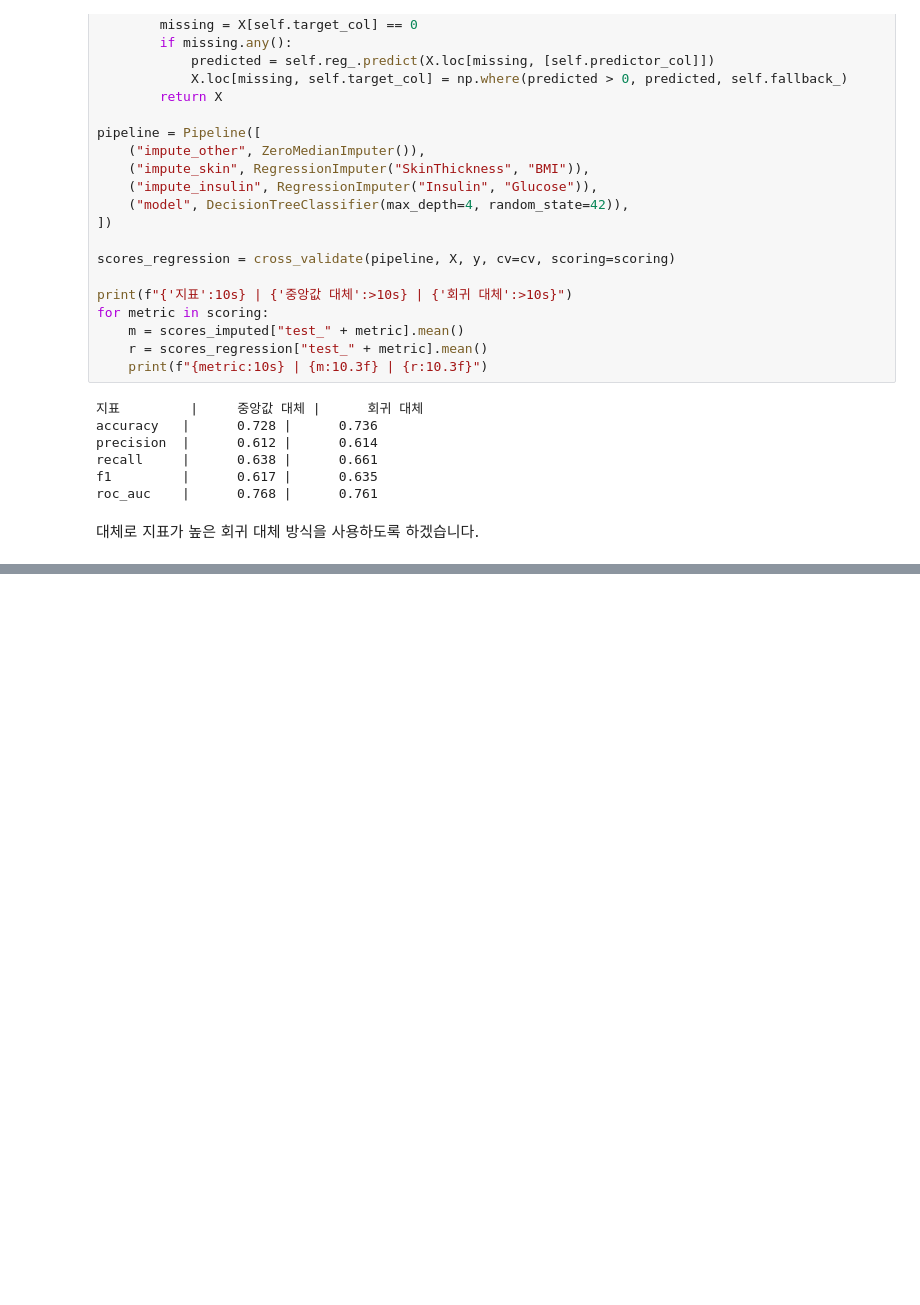
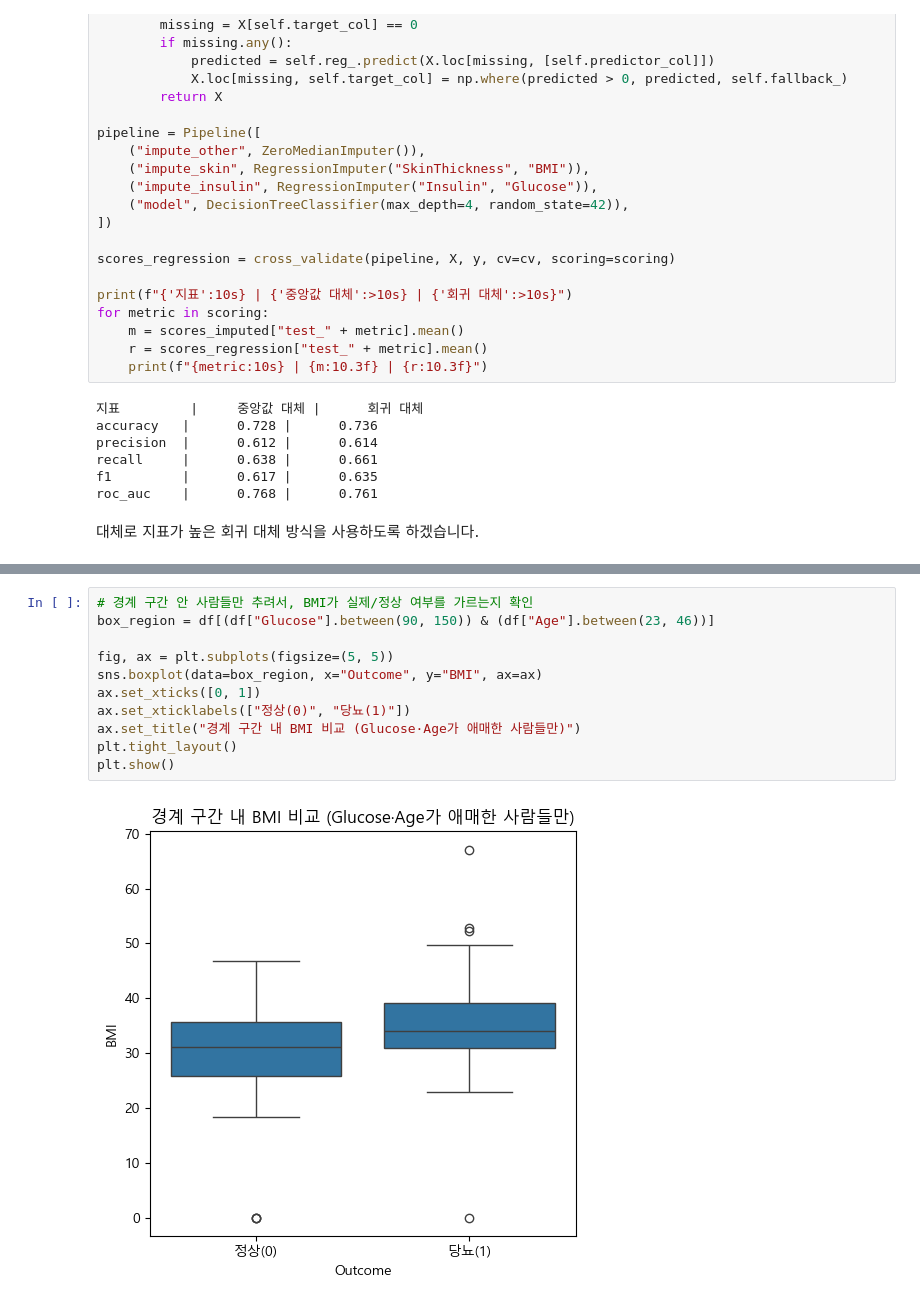
Before and after one commit to Hwi-Lecture/MachineLearning_basic, a Jupyter notebook: day2/6. 트리모델과 앙상블/2. Machine_Learning.ipynb, the cells around one changed output, grey strips where cells are left out. Saved outputs shown, nothing was run; the diff lists cells and outputs as text; blank space fills up the shorter version.

```diff
--- a/day2/6. 트리모델과 앙상블/2. Machine_Learning.ipynb
+++ b/day2/6. 트리모델과 앙상블/2. Machine_Learning.ipynb
@@ -583,0 +615,13 @@ roc_auc    |      0.768 |      0.761
+# %%
+# 경계 구간 안 사람들만 추려서, BMI가 실제/정상 여부를 가르는지 확인
+box_region = df[(df["Glucose"].between(90, 150)) & (df["Age"].between(23, 46))]
+
+fig, ax = plt.subplots(figsize=(5, 5))
+sns.boxplot(data=box_region, x="Outcome", y="BMI", ax=ax)
+ax.set_xticks([0, 1])
+ax.set_xticklabels(["정상(0)", "당뇨(1)"])
+ax.set_title("경계 구간 내 BMI 비교 (Glucose·Age가 애매한 사람들만)")
+plt.tight_layout()
+plt.show()
+# %% [output]
+[figure, added]
```
Also changed, not shown: parts of 7 cells of this notebook.
